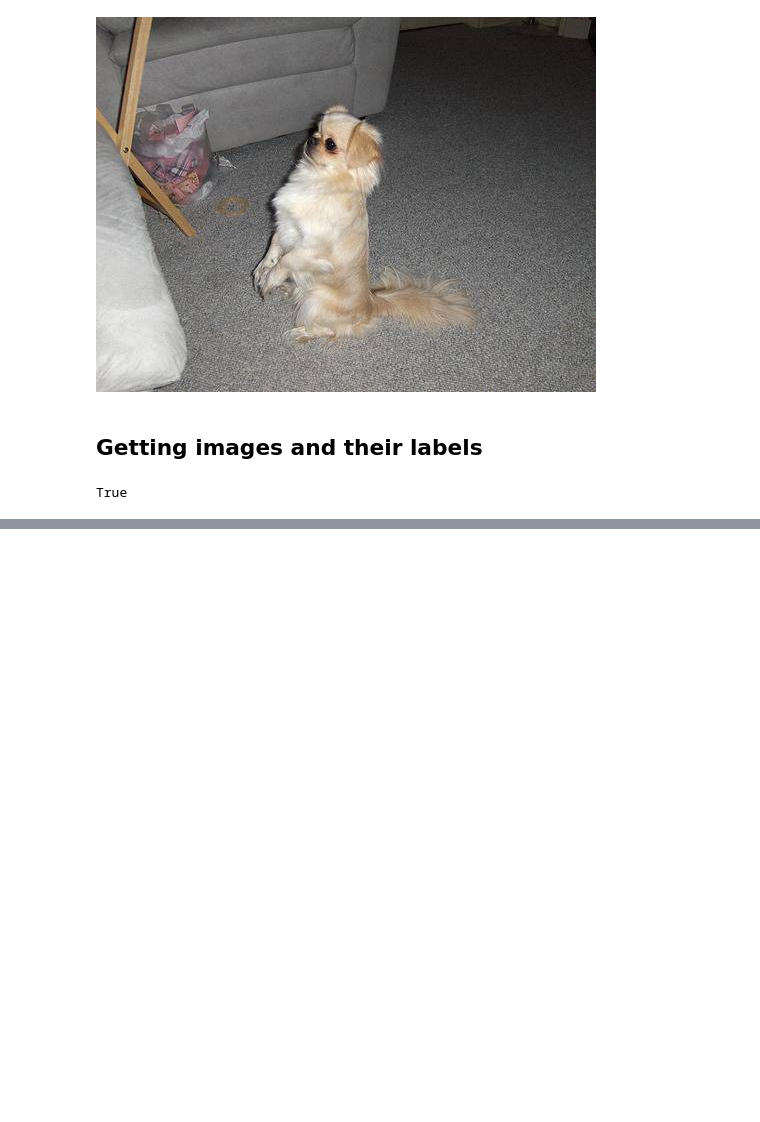
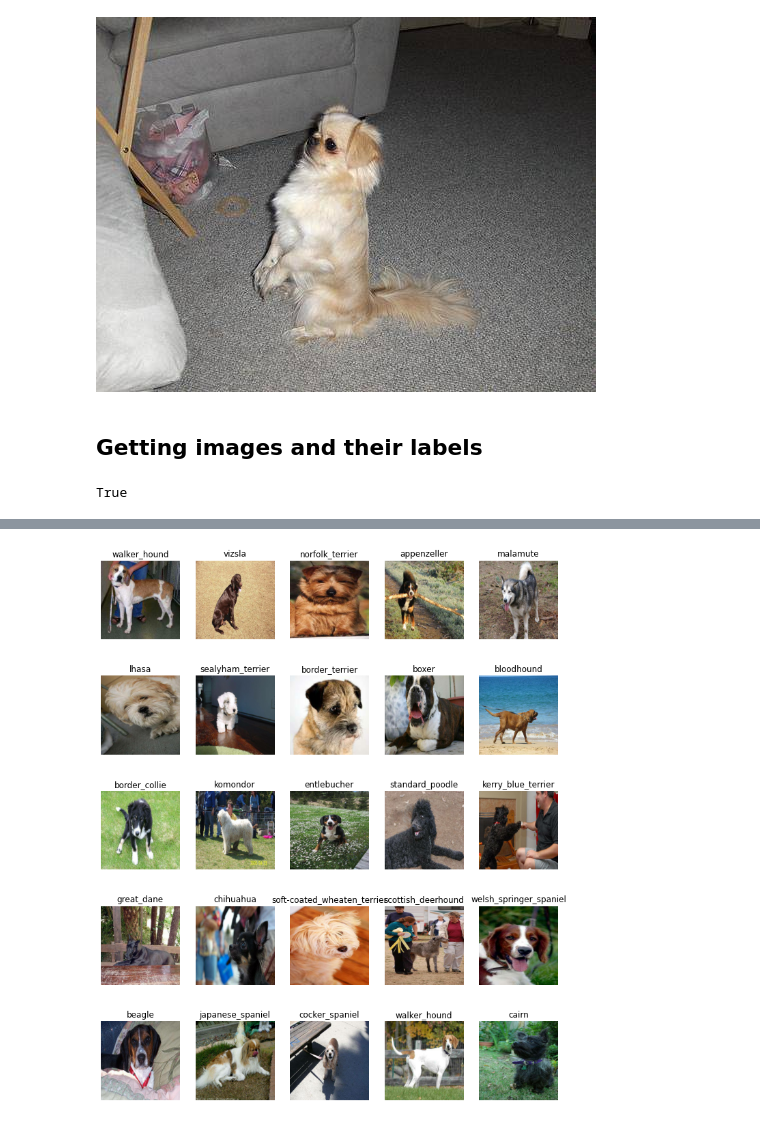
Before and after one commit to Jihad-R/Dog-Breed-Classification, a Jupyter notebook: Dog_breed_classifier.ipynb, the cells around one changed output, grey strips where cells are left out. Cells and saved outputs as stored; diff of their text form; code cells hidden in the pictures; blank space fills up the shorter version.

```diff
--- a/Dog_breed_classifier.ipynb
+++ b/Dog_breed_classifier.ipynb
@@ -88,0 +220,4 @@ boolean_breads = [breed == uniques for breed in breeds]
+# %%
+show_25_images(valid_images,valide_label)
+# %% [output]
+[figure, added]
```
Also changed, not shown: parts of 22 cells of this notebook.
